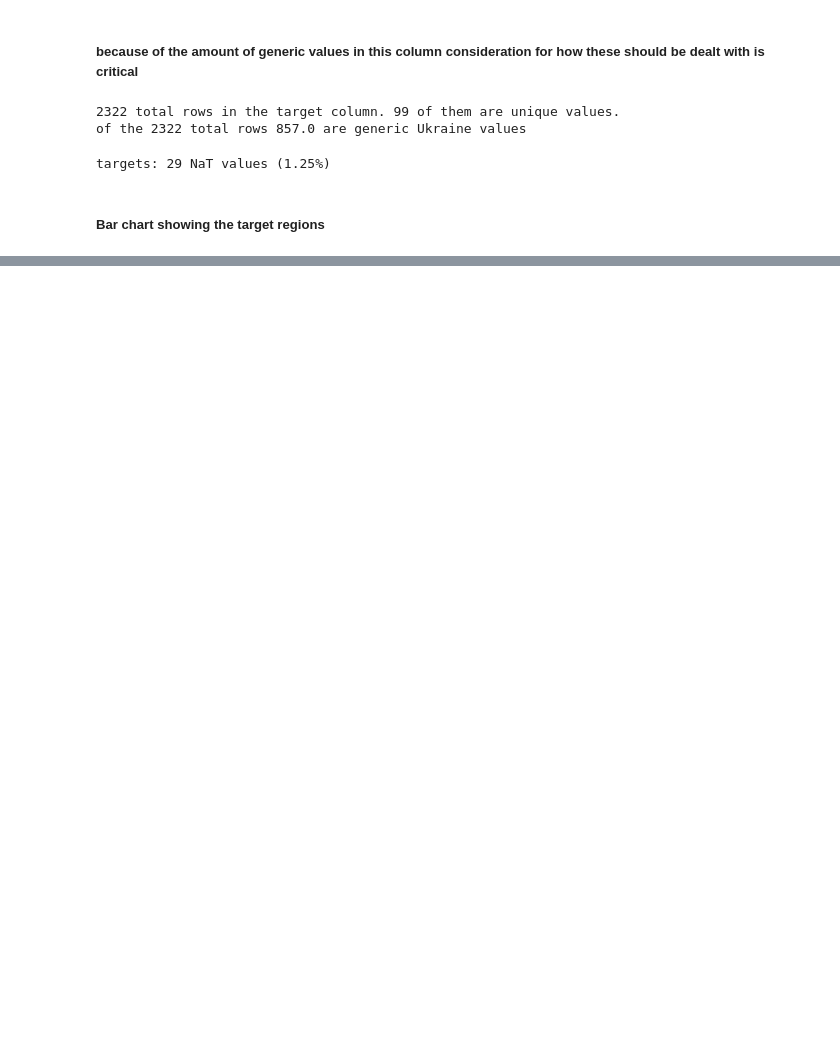
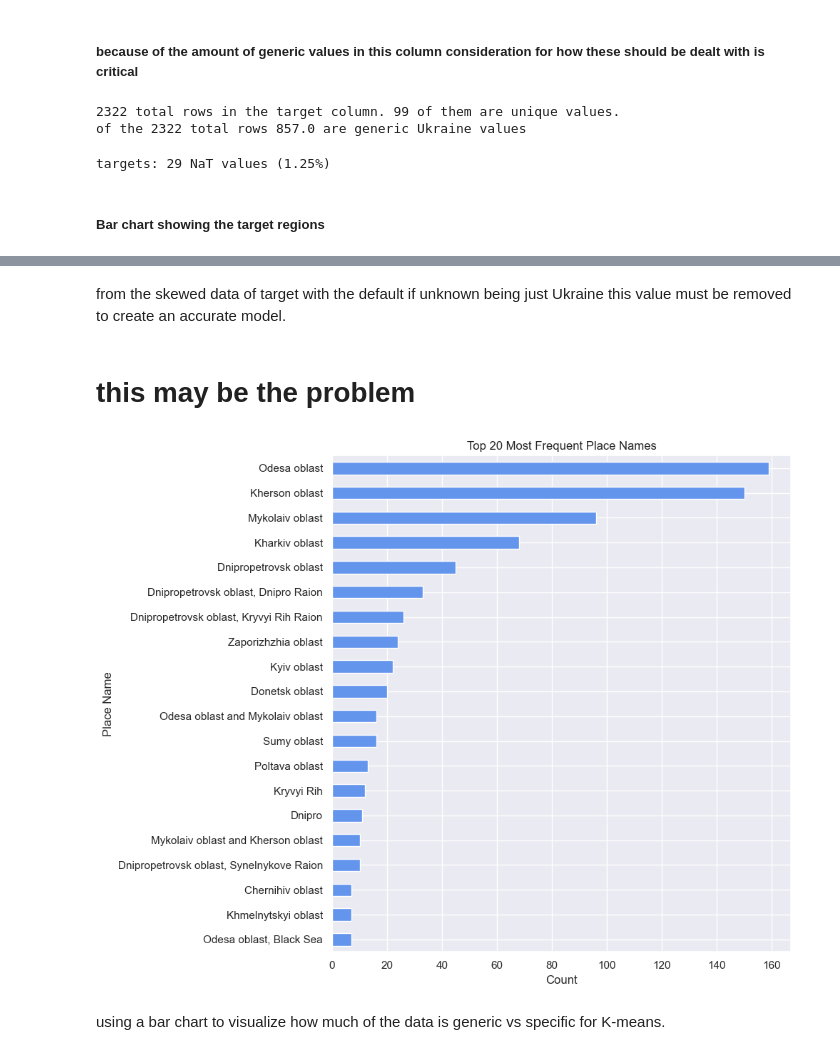
Before and after one commit to Dualboi/ml-analysis-ukraine-attacks, a Jupyter notebook: cleaning_exploring_the_dataset.ipynb, the cells around one changed output, grey strips where cells are left out. Drawn from its saved outputs; the diff is of its cells as text; code cells hidden in the pictures; blank space fills up the shorter version.

```diff
--- a/cleaning_exploring_the_dataset.ipynb
+++ b/cleaning_exploring_the_dataset.ipynb
@@ -277,0 +253,24 @@ plt.show()
+# %% [markdown]
+from the skewed data of target with the default if unknown being just Ukraine this value must be removed to create an accurate model.
+# %% [markdown]
+# this may be the problem
+# %%
+# Drop rows where 'target' is NaN (but keep all other columns)
+df = df.dropna(subset=['target'])
+
+# Remove rows where 'target' contains 'ukraine' (case-insensitive)
+df = df[~df['target'].str.contains('ukraine', case=False, na=False)]
+# %%
+top_places = df['target'].value_counts().head(20)
+top_places.plot(kind='barh', figsize=(10, 8), color='cornflowerblue')
+
+plt.xlabel('Count')
+plt.ylabel('Place Name')
+plt.title('Top 20 Most Frequent Place Names')
+plt.gca().invert_yaxis()  # Highest on top
+plt.tight_layout()
+plt.show()
+# %% [output]
+[figure, added]
+# %% [markdown]
+using a bar chart to visualize how much of the data is generic vs specific for K-means.
```
Also changed, not shown: parts of 22 cells of this notebook, 3 other files.
